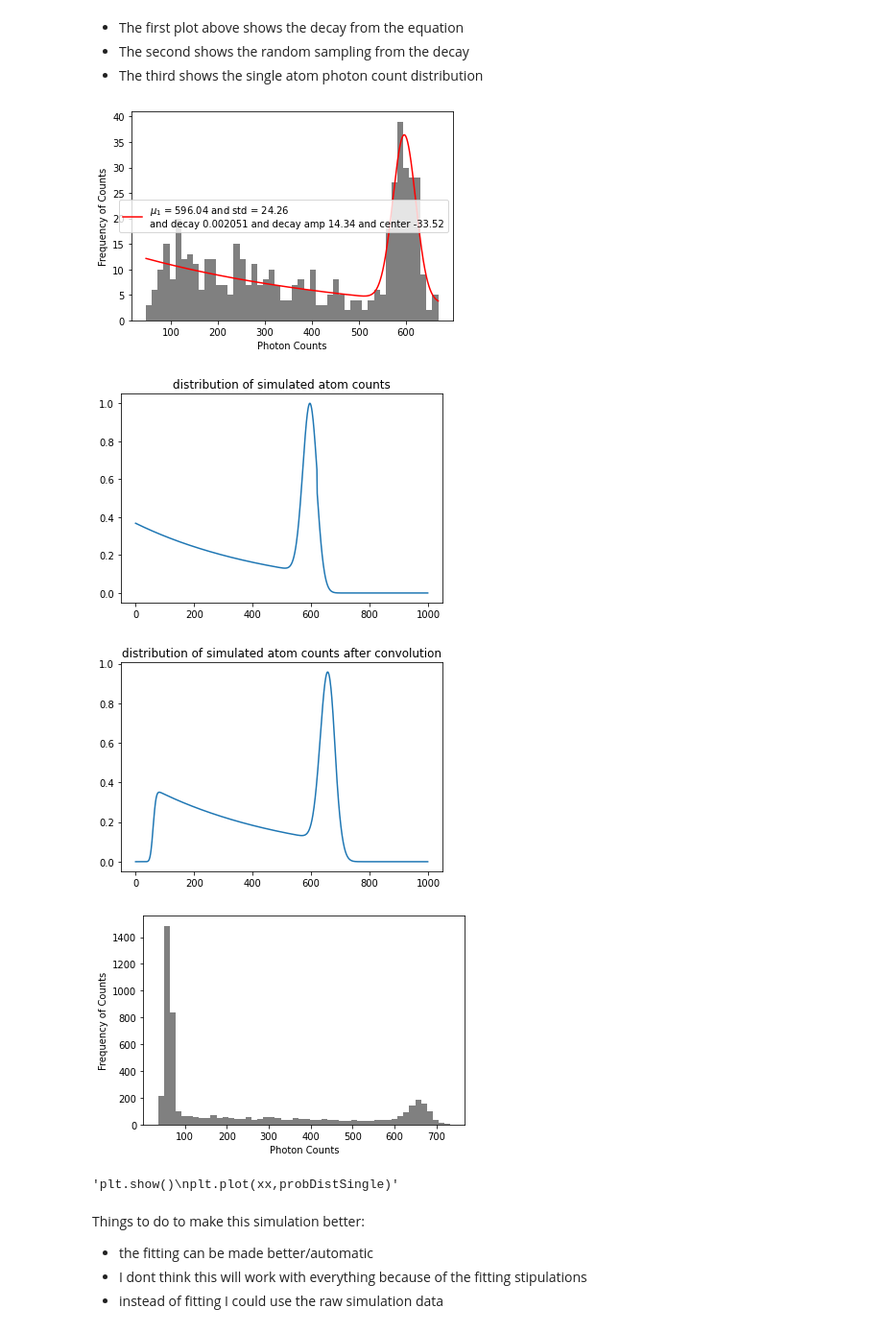
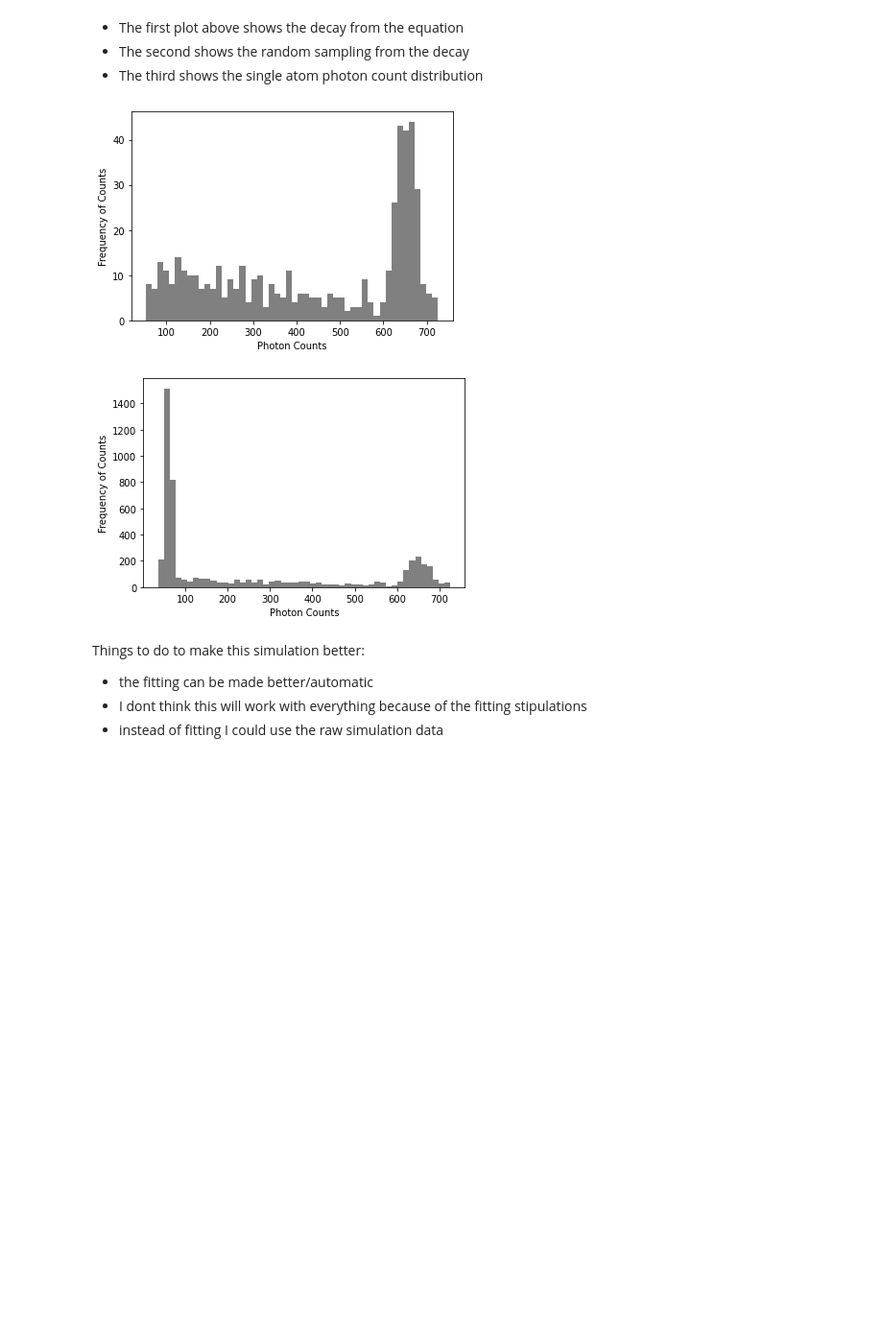
Before and after one commit to bpnordin/PhotonCount, a Jupyter notebook: Test.ipynb, the cells around one changed output. Shown: that part at 96% size. Drawn from its saved outputs; the diff is of its cells as text; code cells hidden in the pictures; blank space fills up the shorter version.

```diff
--- a/Test.ipynb
+++ b/Test.ipynb
@@ -60,7 +60,7 @@ The integration takes a long time, this is my attempt at simulating atom loss du
 
 * There needs to be photon count values that are not clustered around the mean, there should be atoms leaving the trap and only producing the background rate. Instead, they are just averaging out to the same values, the background rate just moves the median.
 # %%
-def simulateAtomLoss(recordTime,trapLifetime,xx,probDistSingle,probDistBack,totalTimeSteps = 1000,experiments = 1000):
+def simulateAtomLoss(recordTime,trapLifetime,xx,probDistSingle,probDistBack,totalTimeSteps = 100,experiments = 500):
     """
     simulates an atom being lossed during readout with given trap paramaters
     Args:
@@ -111,7 +111,7 @@ def simulateAtomLoss(recordTime,trapLifetime,xx,probDistSingle,probDistBack,tota
             #chekc that the atom is in the trap
             if not atomLeft and t <= timeArray[e]:
                 #add an amount of photons for a single atom plus background
-                nPhotons = nPhotons + randomSingle[e]#+randomBack[e]
+                nPhotons = nPhotons + randomSingle[e]+ randomBack[e]
 
             else:
                 countLeft += 1
@@ -136,30 +136,27 @@ The percentage of atoms that left: 39.91%
 * The first plot above shows the decay from the equation
 * The second shows the random sampling from the decay
 * The third shows the single atom photon count distribution
+# %%
+def getProbabilities(binBorders,binHeights,photonCount):
+
+    #make integers(photons are integers)
+    binBorders = np.round(binBorders).astype(int)
+    probs = np.zeros_like(np.arange(photonCount),dtype=float)
+
+    for i,h in enumerate(binHeights):
+        probs[binBorders[i]:binBorders[i+1]] = h
+    return probs
 # %%
 importlib.reload(functions)
-#probDistSimulatedC = convolve(probDistSimulated,probDistBack)
-fitValues = functions.graph(probDistSimulated,xx,p0 = [50,600,10,.1,1,-1],double = False,decay=True,fit = True,
-                binNumber=N//10)
-plt.plot(xx,fitValues/max(fitValues))
-plt.title("distribution of simulated atom counts")
+binBorder,binHeight = functions.graph(probDistSimulated,xx,p0 = [50,600,10,.1,1,-10],double = False,decay=True,fit = False,
+                binNumber=50)
+prob = getProbabilities(binBorder,binHeight,countEnd)
 
-plt.show()
-fitValues = convolve(probDistBack,fitValues/max(fitValues))
-plt.plot(xx,fitValues)
-plt.title("distribution of simulated atom counts after convolution")
-
-plt.show()
-h = getHistogram(probDistBack,fitValues,xx)
-graph(h,xx,fit = False)
-"""plt.show()
-plt.plot(xx,probDistSingle)"""
+h = getHistogram(probDistBack,prob,xx)
+_,_ = graph(h,xx,fit = False)
 # %% [output]
-[figure, old version]
+[figure, new version]
-[figure, old version]
+[figure, new version]
-[figure, removed]
-[figure, removed]
-'plt.show()\nplt.plot(xx,probDistSingle)'
 # %% [markdown]
 Things to do to make this simulation better:
 * the fitting can be made better/automatic
```
Also changed, not shown: parts of 2 cells of this notebook, 1 other file.
